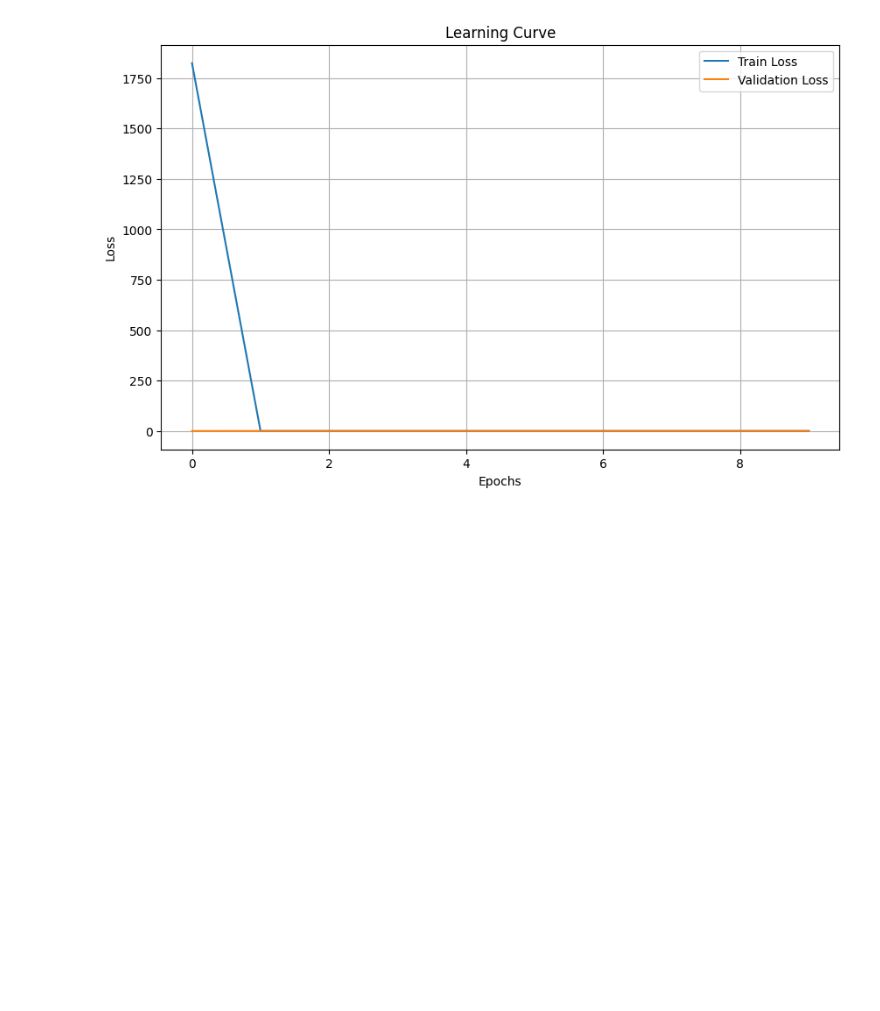
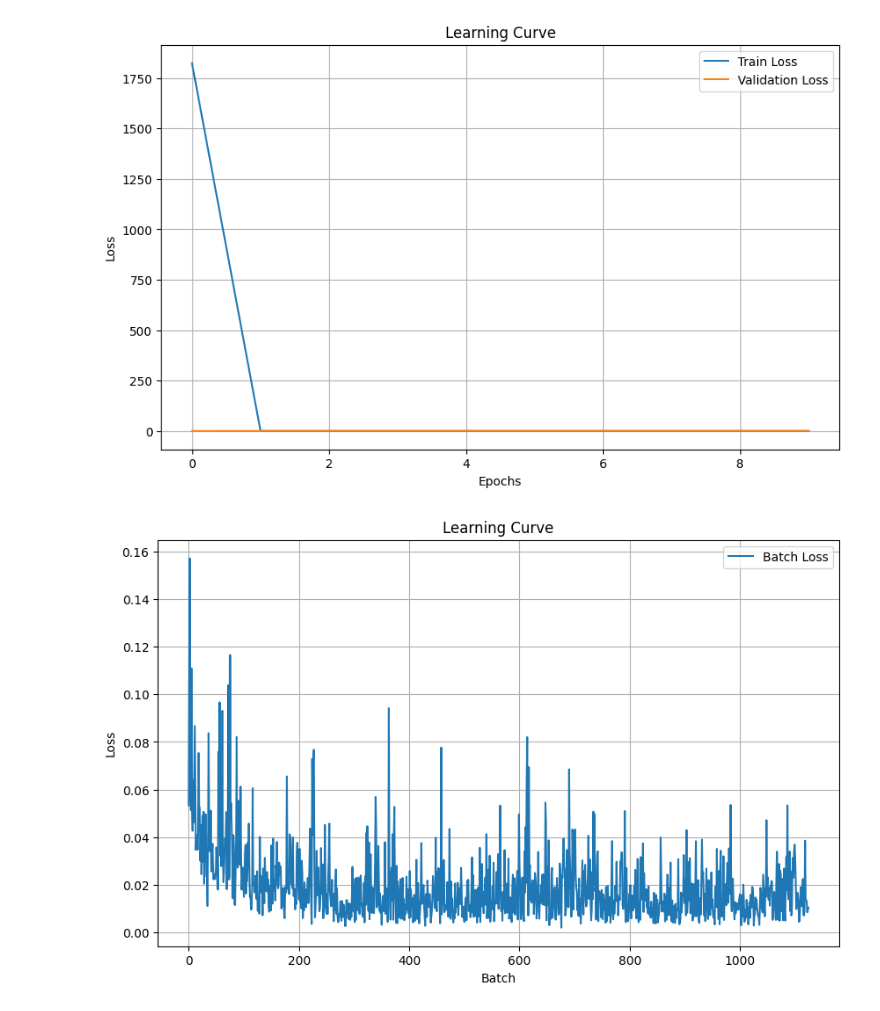
Before and after one commit to lnxhigh/20242R0136COSE47402, a Jupyter notebook: FinalProject/All.ipynb, the cells around one changed output. Saved outputs shown, nothing was run; the diff lists cells and outputs as text; code cells hidden in the pictures; blank space fills up the shorter version.

```diff
--- a/FinalProject/All.ipynb
+++ b/FinalProject/All.ipynb
@@ -109,4 +103,7 @@ base_path = Path("/content/drive/MyDrive/Depth Estimation/")
 train_csv = base_path / Path("data/nyu2_train.csv")
 # %%
 df = pd.read_csv(train_csv, header=None)
+
+# Computational cost is so high ...
+df = df.iloc[:5000]
 # %%
@@ -122,6 +120,3 @@ for idx in range(len(df)):
-# %%
-# First test on small dataset
-df = df.iloc[:100]
 # %%
 df[0] = df[0].map(lambda x: base_path / x)
 df[1] = df[1].map(lambda x: base_path / x)
@@ -301,6 +296,7 @@ class Trainer:
 
         self.train_losses = []
         self.val_losses = []
+        self.batch_losses = []
 
     def train_one_epoch(self):
         """Train the model for one epoch."""
@@ -321,6 +317,7 @@ class Trainer:
             loss.backward()
             self.optimizer.step()
 
+            self.batch_losses.append(loss.item())
             running_loss += loss.item()
 
         gc.collect()
@@ -410,6 +407,6 @@ optimizer = optim.Adam(model.parameters(), lr=learning_rate)
 # %%
 trainer = Trainer(model, processor, (train_dl, val_dl, test_dl), criterion, optimizer)
 # %%
-epochs = 10
+epochs = 1
 trainer.train(epochs)
 # %% [output]
@@ -429,0 +421,11 @@ trainer.plot_learning_curve()
+# %%
+plt.figure(figsize=(10, 6))
+plt.plot(trainer.batch_losses, label='Batch Loss')
+plt.xlabel('Batch')
+plt.ylabel('Loss')
+plt.title('Learning Curve')
+plt.legend()
+plt.grid(True)
+plt.show()
+# %% [output]
+[figure, added]
```
Also changed, not shown: parts of 11 cells of this notebook.
